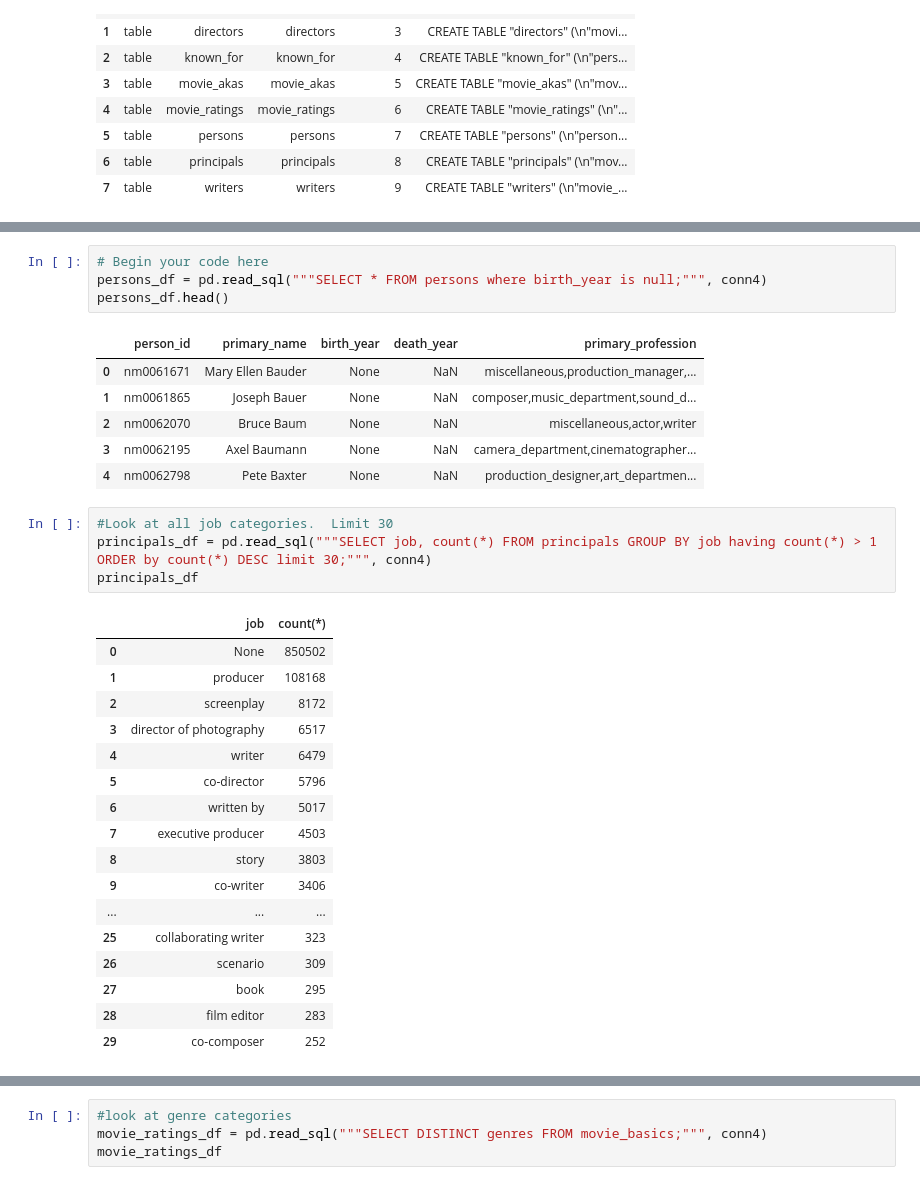
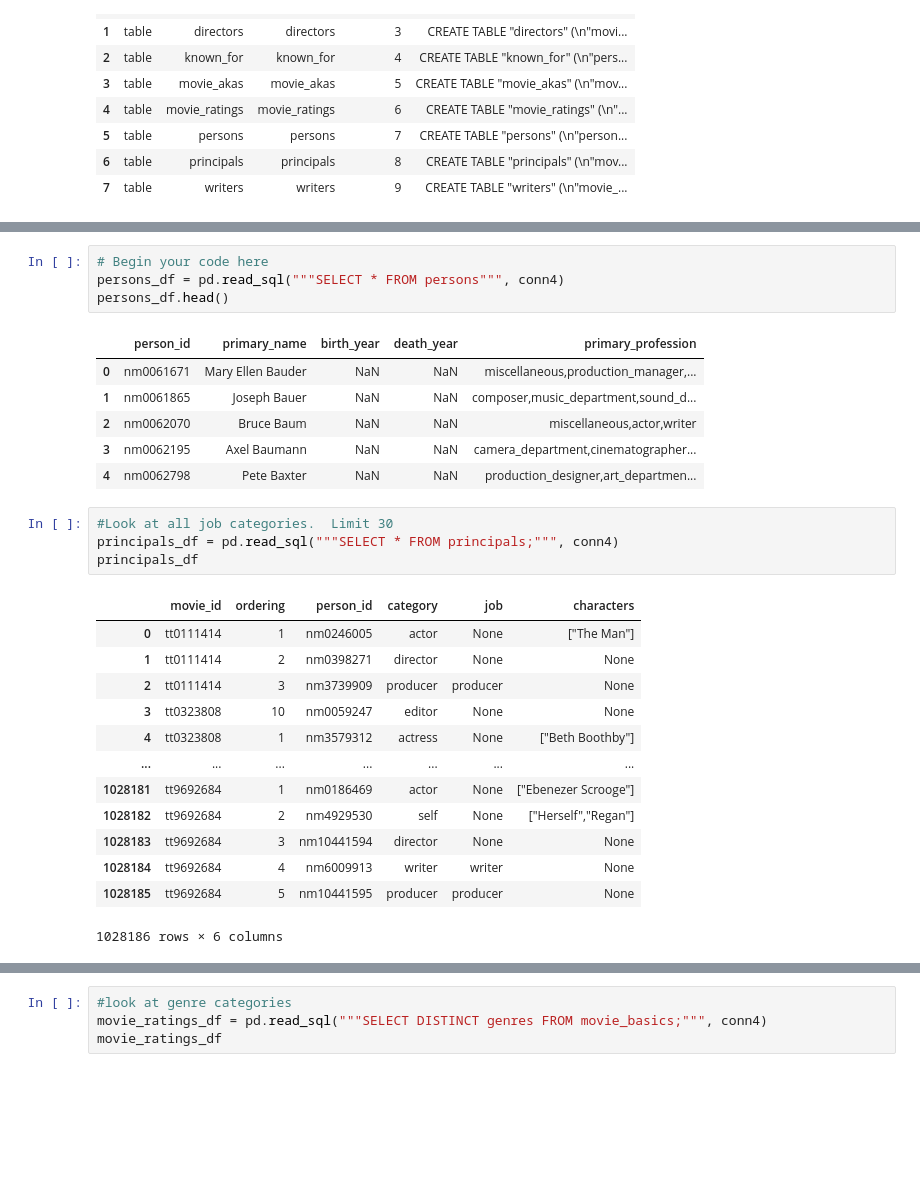
Before and after one commit to bluenets126/dsc-sql-summative-lab, a Jupyter notebook: SQLSummativeLab.ipynb, the cells around one changed output, grey strips where cells are left out. Drawn from its saved outputs; the diff is of its cells as text; blank space fills up the shorter version.

```diff
--- a/SQLSummativeLab.ipynb
+++ b/SQLSummativeLab.ipynb
@@ -466,35 +466,31 @@ Begin with broad exploratory queries to understand the data's scope and content.
 NOTE: You do not need to explore every aspect of this database. Find something that you think is interesting or relevant about the data and focus your exploration there.
 # %%
 # Begin your code here
-persons_df = pd.read_sql("""SELECT * FROM persons where birth_year is null;""", conn4)
+persons_df = pd.read_sql("""SELECT * FROM persons""", conn4)
 persons_df.head()
 # %% [output]
 |  | person_id | primary_name | birth_year | death_year | primary_profession |
-| 0 | nm0061671 | Mary Ellen Bauder | None | NaN | miscellaneous,production_manager,... |
-| 1 | nm0061865 | Joseph Bauer | None | NaN | composer,music_department,sound_d... |
-| 2 | nm0062070 | Bruce Baum | None | NaN | miscellaneous,actor,writer |
-| 3 | nm0062195 | Axel Baumann | None | NaN | camera_department,cinematographer... |
-| 4 | nm0062798 | Pete Baxter | None | NaN | production_designer,art_departmen... |
+| 0 | nm0061671 | Mary Ellen Bauder | NaN | NaN | miscellaneous,production_manager,... |
+| 1 | nm0061865 | Joseph Bauer | NaN | NaN | composer,music_department,sound_d... |
+| 2 | nm0062070 | Bruce Baum | NaN | NaN | miscellaneous,actor,writer |
+| 3 | nm0062195 | Axel Baumann | NaN | NaN | camera_department,cinematographer... |
+| 4 | nm0062798 | Pete Baxter | NaN | NaN | production_designer,art_departmen... |
 # %%
 #Look at all job categories.  Limit 30
-principals_df = pd.read_sql("""SELECT job, count(*) FROM principals GROUP BY job having count(*) > 1 ORDER by count(*) DESC limit 30;""", conn4)
+principals_df = pd.read_sql("""SELECT * FROM principals;""", conn4)
 principals_df
 # %% [output]
-|  | job | count(*) |
-| 0 | None | 850502 |
-| 1 | producer | 108168 |
-| 2 | screenplay | 8172 |
-| 3 | director of photography | 6517 |
-| 4 | writer | 6479 |
-| 5 | co-director | 5796 |
-| 6 | written by | 5017 |
-| 7 | executive producer | 4503 |
-| 8 | story | 3803 |
-| 9 | co-writer | 3406 |
-| ... | ... | ... |
-| 25 | collaborating writer | 323 |
-| 26 | scenario | 309 |
-| 27 | book | 295 |
-| 28 | film editor | 283 |
-| 29 | co-composer | 252 |
+|  | movie_id | ordering | person_id | category | job | characters |
+| 0 | tt0111414 | 1 | nm0246005 | actor | None | ["The Man"] |
+| 1 | tt0111414 | 2 | nm0398271 | director | None | None |
+| 2 | tt0111414 | 3 | nm3739909 | producer | producer | None |
+| 3 | tt0323808 | 10 | nm0059247 | editor | None | None |
+| 4 | tt0323808 | 1 | nm3579312 | actress | None | ["Beth Boothby"] |
+| ... | ... | ... | ... | ... | ... | ... |
+| 1028181 | tt9692684 | 1 | nm0186469 | actor | None | ["Ebenezer Scrooge"] |
+| 1028182 | tt9692684 | 2 | nm4929530 | self | None | ["Herself","Regan"] |
+| 1028183 | tt9692684 | 3 | nm10441594 | director | None | None |
+| 1028184 | tt9692684 | 4 | nm6009913 | writer | writer | None |
+| 1028185 | tt9692684 | 5 | nm10441595 | producer | producer | None |
+1028186 rows × 6 columns
 # %%
```
Also changed, not shown: parts of 9 cells of this notebook.
